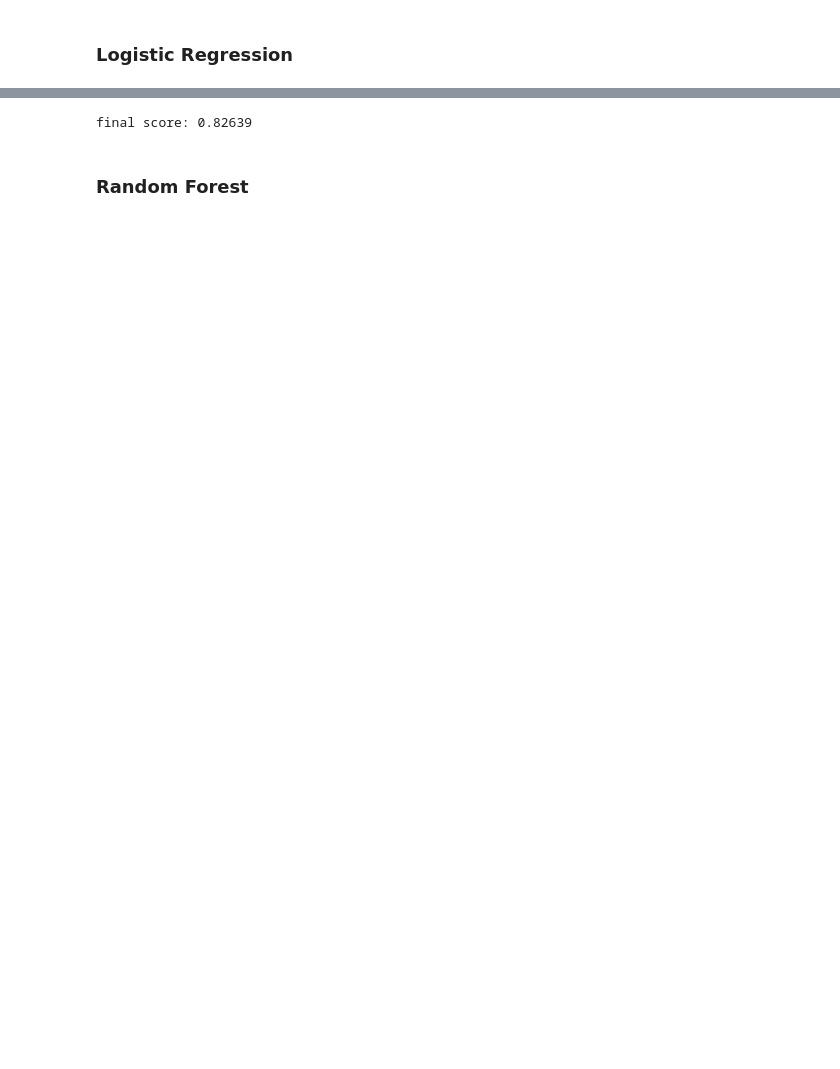
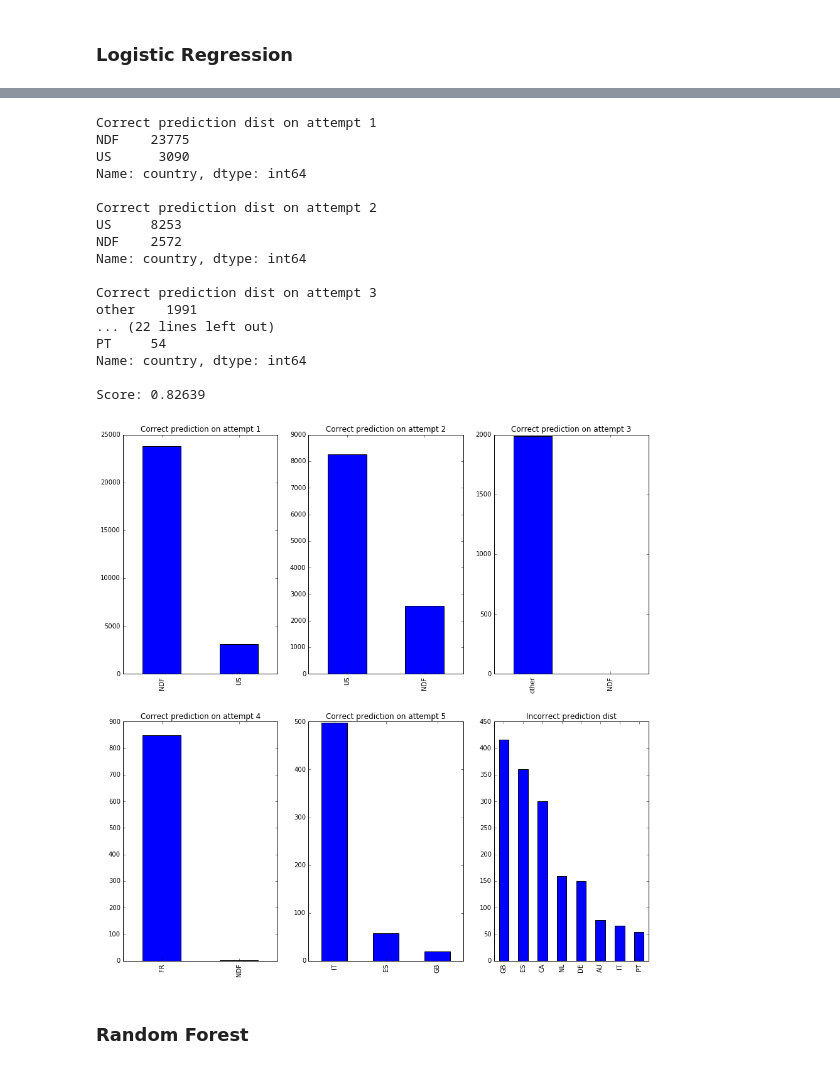
Before and after one commit to kyungguyeo/W207-Final-Project, a Jupyter notebook: airbnb_shared_project.ipynb, the cells around one changed output, grey strips where cells are left out. Saved outputs shown, nothing was run; the diff lists cells and outputs as text; code cells hidden in the pictures; blank space fills up the shorter version.

Commit message:
Added Dump()

```diff
--- a/airbnb_shared_project.ipynb
+++ b/airbnb_shared_project.ipynb
@@ -368,10 +416,27 @@ output3 = pd.DataFrame(predictions, columns=["id", "country"])
 version = 6
 output3.to_csv("submissions/shared_submission_{0}.csv".format(version), index=False)
 # Ranks 1049 with score of 0.85894.
-# %%
-print "\nfinal score: %7.5f"%(FinalScore(Predict_Top5(lr)))
-# %% [output]
-final score: 0.82639
+# %%
+Dump(Predict_Top5(lr))
+# %% [output]
+Correct prediction dist on attempt 1
+NDF    23775
+US      3090
+Name: country, dtype: int64
+
+Correct prediction dist on attempt 2
+US     8253
+NDF    2572
+Name: country, dtype: int64
+
+Correct prediction dist on attempt 3
+other    1991
+... (22 lines left out)
+PT     54
+Name: country, dtype: int64
+
+Score: 0.82639
+[figure, added]
 # %% [markdown]
 ### Random Forest
 # %%
```
Also changed, not shown: parts of 8 cells of this notebook, 2 other files.
